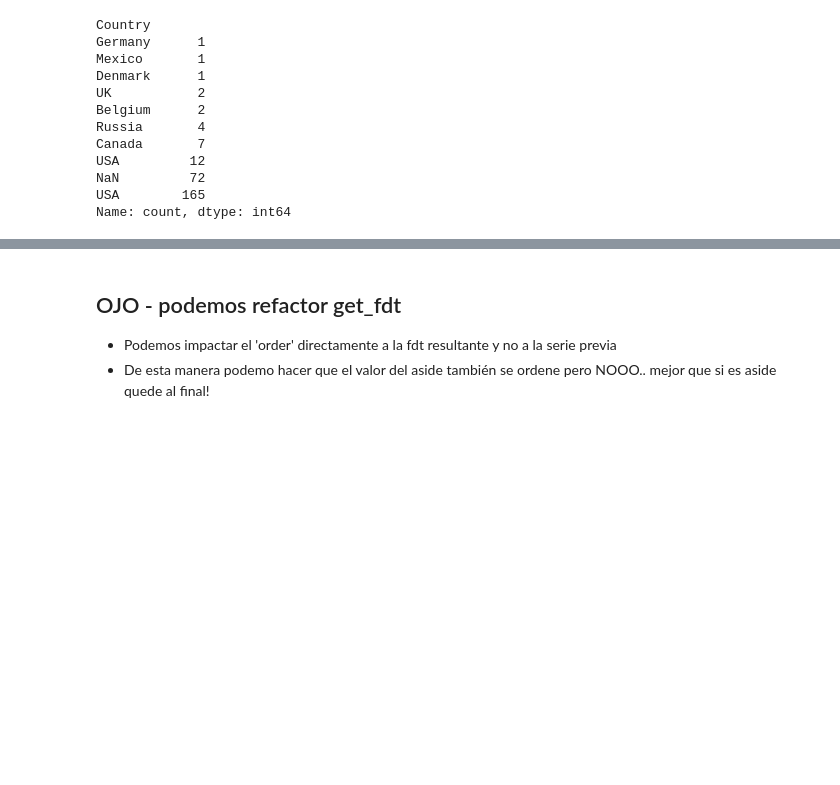
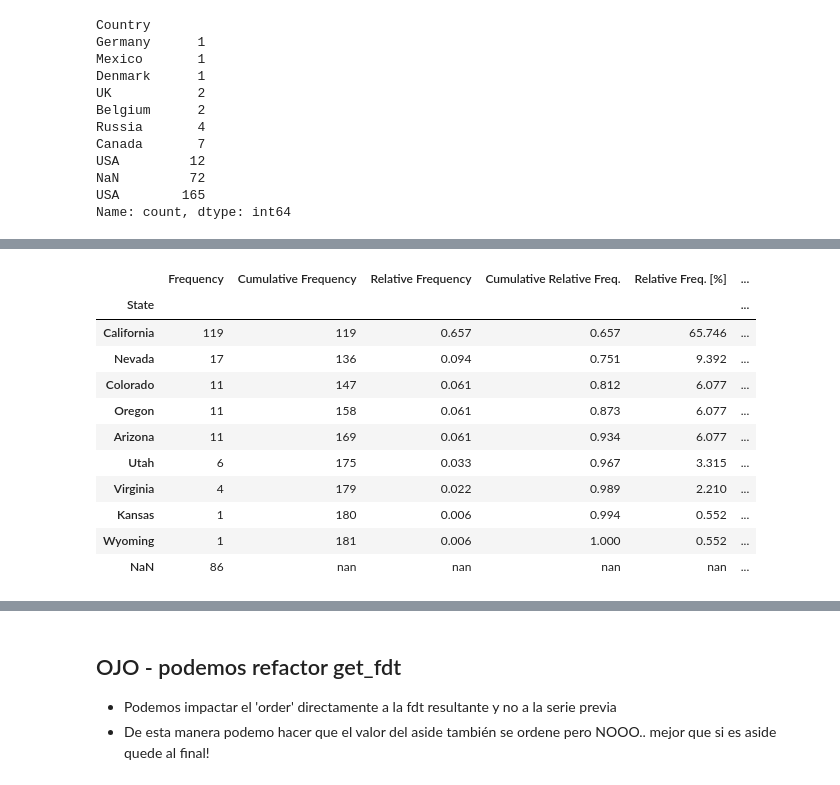
Before and after one commit to jmonti-gh/jm_datascience, a Jupyter notebook: test_jm/get_fdt.ipynb, the cells around one changed output, grey strips where cells are left out. Drawn from its saved outputs; the diff is of its cells as text; code cells hidden in the pictures; blank space fills up the shorter version.

```diff
--- a/test_jm/get_fdt.ipynb
+++ b/test_jm/get_fdt.ipynb
@@ -6,7 +8,7 @@
 - fmt_values
 # %%
 ## Standard Libs
-from typing import Union, Optional, Tuple, Literal, Any
+from typing import Union, Optional, Literal, Any, Sequence, TypeAlias
 import warnings
 import random
 
@@ -17,6 +19,8 @@ import matplotlib.pyplot as plt
 from matplotlib.ticker import PercentFormatter
 import seaborn as sns
 
+IndexElement: TypeAlias = Union[str, int, float, pd.Timestamp]
+
 # # Local Libs
 # from jm_datascience import jm_pandas as jm_pd
 # from jm_datascience import jm_pdaccessor as jm
@@ -227,0 +424,16 @@ def _validate_numeric_series(
+# %%
+fdt = get_fdt3(df['State'], value_counts=True, dropna=False, fmt_values=True)
+fdt
+# %% [output]
+|  | Frequency | Cumulative Frequency | Relative Frequency | Cumulative Relative Freq. | Relative Freq. [%] | ... |
+| State |  |  |  |  |  | ... |
+| California | 119 | 119 | 0.657 | 0.657 | 65.746 | ... |
+| Nevada | 17 | 136 | 0.094 | 0.751 | 9.392 | ... |
+| Colorado | 11 | 147 | 0.061 | 0.812 | 6.077 | ... |
+| Oregon | 11 | 158 | 0.061 | 0.873 | 6.077 | ... |
+| Arizona | 11 | 169 | 0.061 | 0.934 | 6.077 | ... |
+| Utah | 6 | 175 | 0.033 | 0.967 | 3.315 | ... |
+| Virginia | 4 | 179 | 0.022 | 0.989 | 2.210 | ... |
+| Kansas | 1 | 180 | 0.006 | 0.994 | 0.552 | ... |
+| Wyoming | 1 | 181 | 0.006 | 1.000 | 0.552 | ... |
+| NaN | 86 | nan | nan | nan | nan | ... |
```
Also changed, not shown: parts of 18 cells of this notebook, 4 other files.
